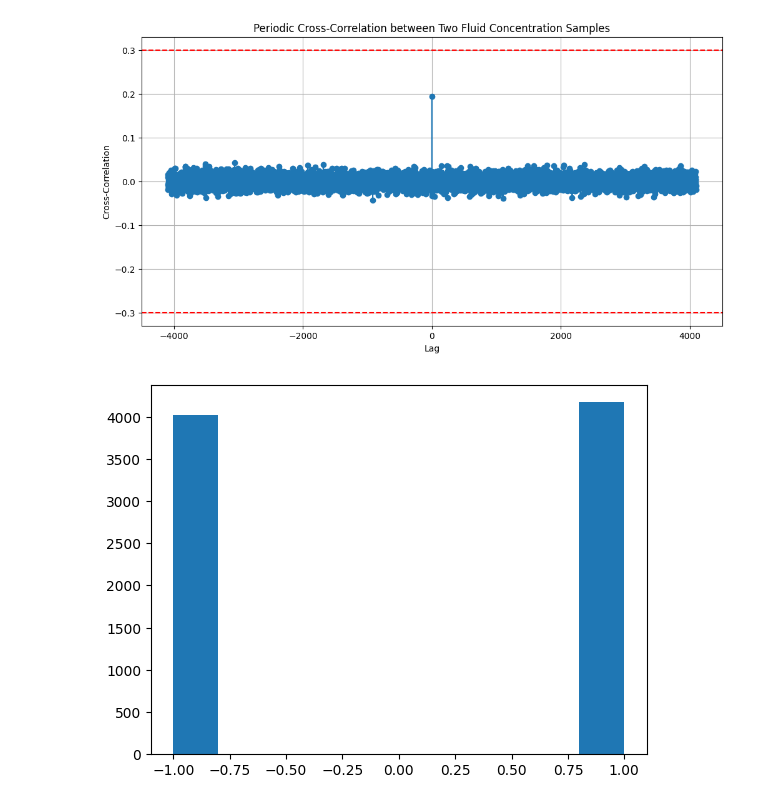
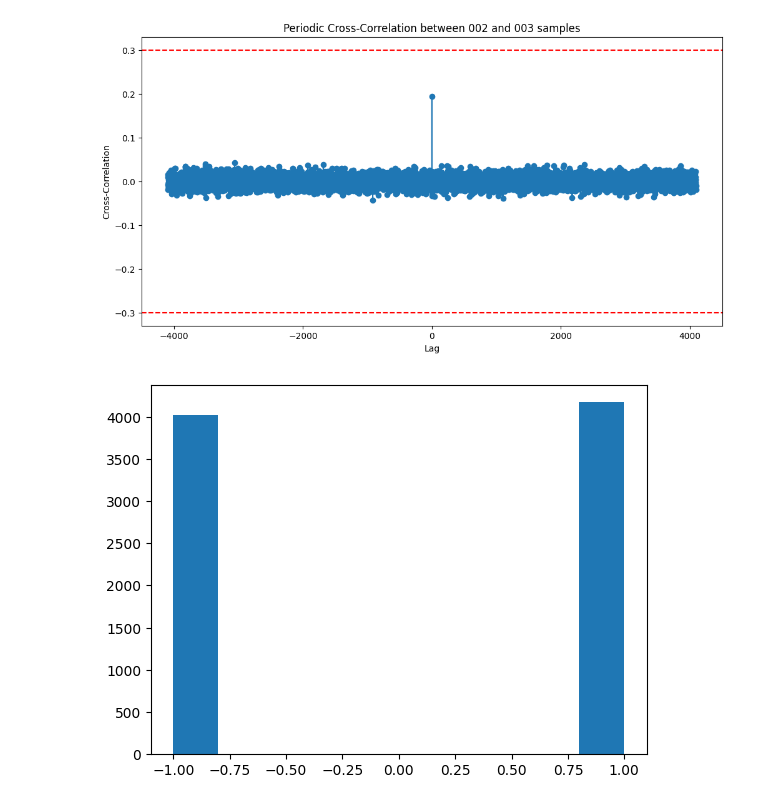
Before and after one commit to JuniorAlencar/BoltzmannMachine, a Jupyter notebook: BM_Program_json/jupyter/correlation_samples.ipynb, the cells around one changed output. Saved outputs shown, nothing was run; the diff lists cells and outputs as text; code cells hidden in the pictures.

Commit message:
relationship between spins

```diff
--- a/BM_Program_json/jupyter/correlation_samples.ipynb
+++ b/BM_Program_json/jupyter/correlation_samples.ipynb
@@ -49,28 +4,28 @@ def periodic_cross_correlation(data1, data2, max_lag=None):
 # %%
 sampleN1 = "002"
 sampleN2 = "003"
 path_1 = f'../Results/Flow_Spin/Data_01/iRB_064x128_M1.0e+00_u1.0e-02_U1.0e-02_Ca1.00e-01/S0.50_n4711/Configs/c{sampleN1}_Satu.dat'
 path_2 = f'../Results/Flow_Spin/Data_01/iRB_064x128_M1.0e+00_u1.0e-02_U1.0e-02_Ca1.00e-01/S0.50_n4711/Configs/c{sampleN2}_Satu.dat'
 
 # Load data from both files
 data_array_1 = load_data(path_1)
 data_array_2 = load_data(path_2)
 
 # Calculate cross-correlation between the two data arrays
 lags, cross_corr = periodic_cross_correlation(data_array_1, data_array_2)
 
 # Plot the cross-correlation
 plt.figure(figsize=(12, 6))
 plt.plot(lags, cross_corr, marker='o')
 plt.axhline(y=0.3, color='red', linestyle='--', label='y = 0.3, -0.3')
 plt.axhline(y=-0.3, color='red', linestyle='--')
 plt.xlabel('Lag')
 plt.ylabel('Cross-Correlation')
-plt.title('Periodic Cross-Correlation between Two Fluid Concentration Samples')
-plt.grid()
+plt.title('Periodic Cross-Correlation between 002 and 003 samples')
+plt.savefig(f"../presentation/correlation_samplees_iRB_064x128_M1.0e+00_u1.0e-02_U1.0e-02_Ca1.00e-01_S0.50_n4711_c{sampleN1}_VS_S0.50_n4711_c{sampleN2}.pdf", dpi=300)
 plt.show()
 # %% [output]
-[figure, old version]
+[figure, new version]
 # %%
 sampleN1 = "002"
 sampleN2 = "003"
```
Also changed, not shown: parts of 2 cells of this notebook, 6 other files.
